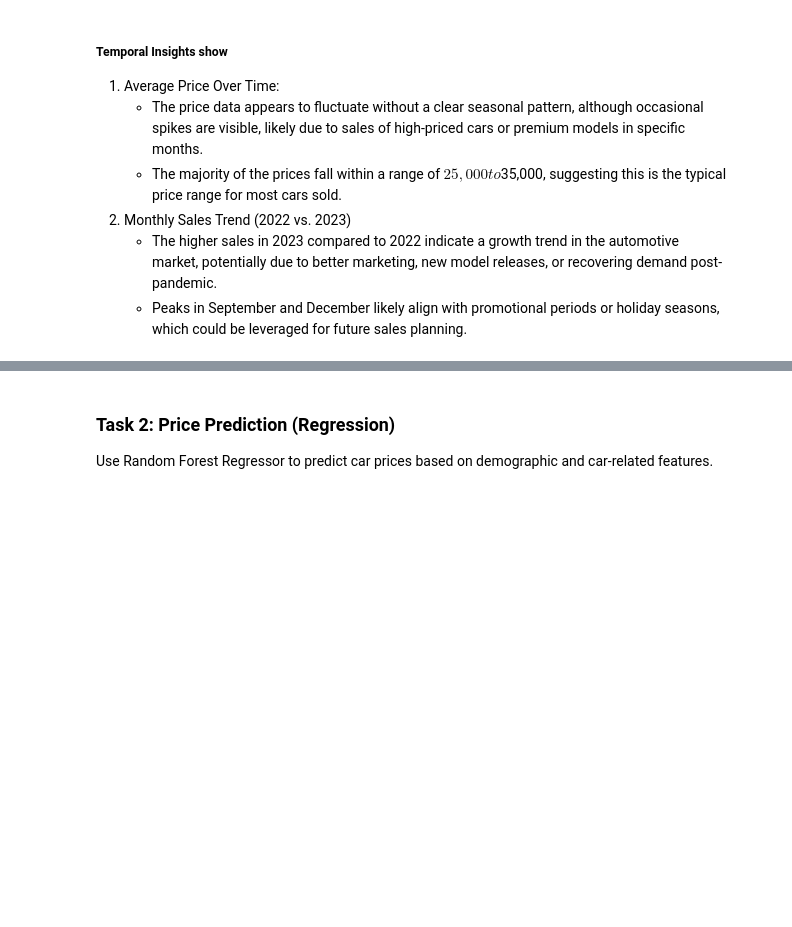
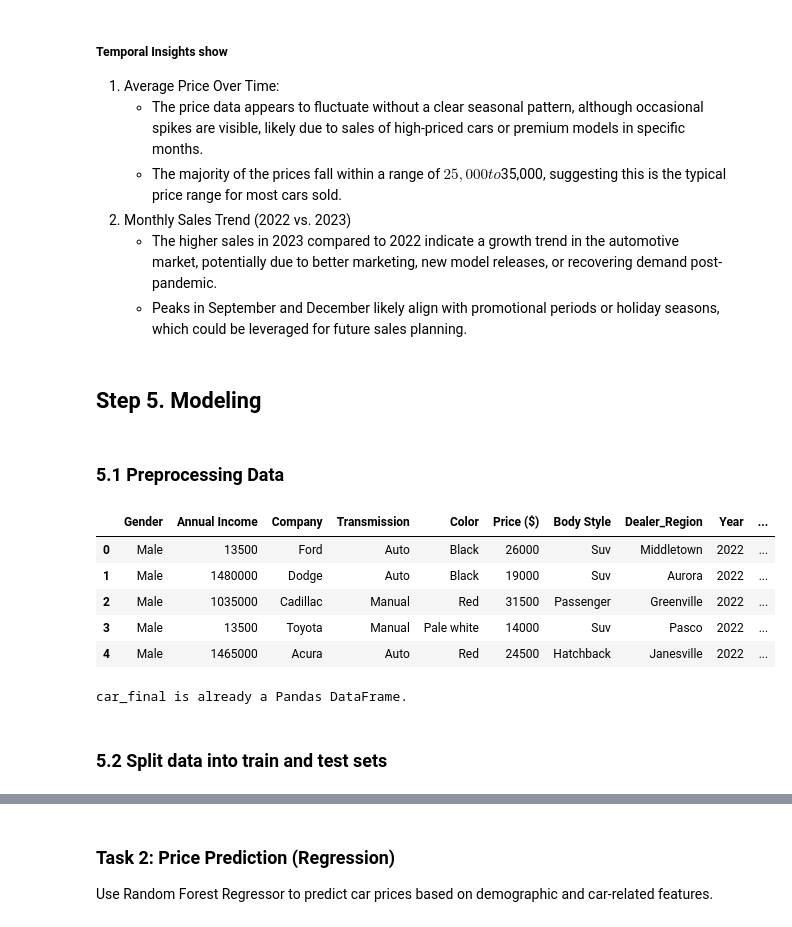
Before and after one commit to sijiao-liu/customer-car-prediction, a Jupyter notebook: code/project_sjl.ipynb, the cells around one changed output, grey strips where cells are left out. Saved outputs shown, nothing was run; the diff lists cells and outputs as text; code cells hidden in the pictures; blank space fills up the shorter version.

```diff
--- a/code/project_sjl.ipynb
+++ b/code/project_sjl.ipynb
@@ -444,3 +507,36 @@ plt.show()
 2. Monthly Sales Trend (2022 vs. 2023)
     - The higher sales in 2023 compared to 2022 indicate a growth trend in the automotive market, potentially due to better marketing, new model releases, or recovering demand post-pandemic.
     - Peaks in September and December likely align with promotional periods or holiday seasons, which could be leveraged for future sales planning.
+# %% [markdown]
+## Step 5. Modeling
+# %% [markdown]
+### 5.1 Preprocessing Data
+# %%
+#  Drop the 'Date' and 'Model' columns from the `car_cleaned` dataset
+car_final = car_cleaned.drop(columns=['Date', 'Model'], axis=1)
+car_final.head()
+# %% [output]
+|  | Gender | Annual Income | Company | Transmission | Color | Price ($) | Body Style | Dealer_Region | Year | ... |
+| 0 | Male | 13500 | Ford | Auto | Black | 26000 | Suv | Middletown | 2022 | ... |
+| 1 | Male | 1480000 | Dodge | Auto | Black | 19000 | Suv | Aurora | 2022 | ... |
+| 2 | Male | 1035000 | Cadillac | Manual | Red | 31500 | Passenger | Greenville | 2022 | ... |
+| 3 | Male | 13500 | Toyota | Manual | Pale white | 14000 | Suv | Pasco | 2022 | ... |
+| 4 | Male | 1465000 | Acura | Auto | Red | 24500 | Hatchback | Janesville | 2022 | ... |
+# %%
+# Define the file path
+final_data_path = "../data/final_car_sales.csv"
+
+# Ensure the directory exists
+os.makedirs(os.path.dirname(final_data_path), exist_ok=True)
+
+# Check if car_final is a Pandas DataFrame
+if isinstance(car_final, pd.DataFrame):
+    print("car_final is already a Pandas DataFrame.")
+else:
+    print("car_final is not a Pandas DataFrame. Converting it to one...")
+    car_final = pd.DataFrame(car_final)
+
+# Save to CSV
+car_final.to_csv(final_data_path, index=False, encoding='utf-8')
+# %% [output]
+car_final is already a Pandas DataFrame.
@@ -446,0 +580,2 @@ plt.show()
+# %% [markdown]
+### 5.2 Split data into train and test sets
```
Also changed, not shown: parts of 15 cells of this notebook.
